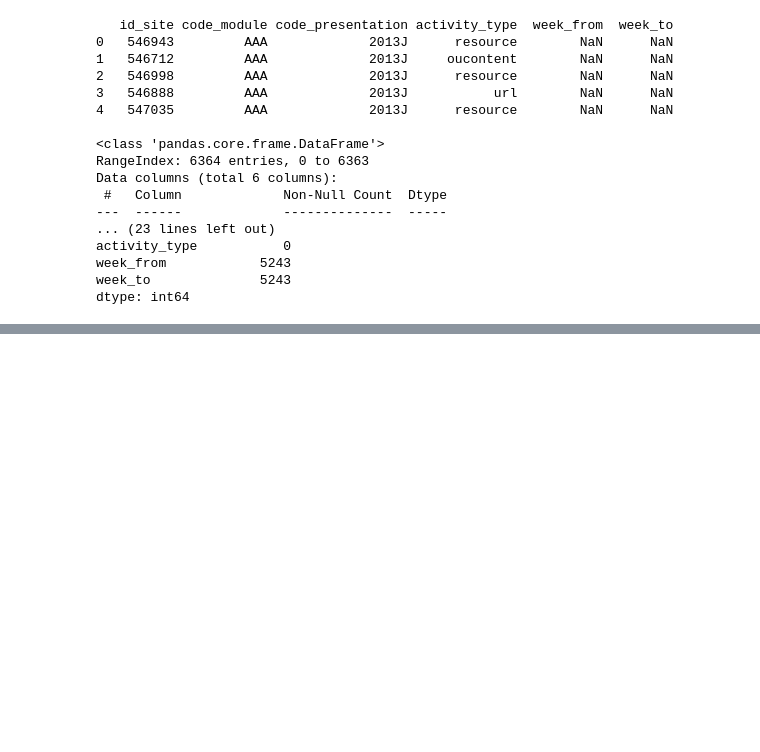
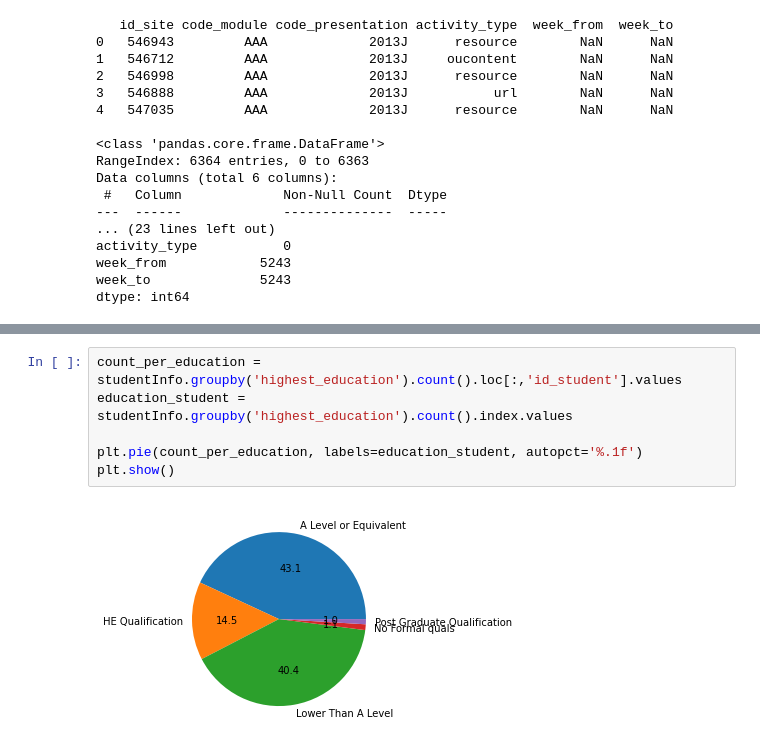
Before and after one commit to sven8599/uzop_projekt, a Jupyter notebook: Untitled1 (1).ipynb, the cells around one changed output, grey strips where cells are left out. Drawn from its saved outputs; the diff is of its cells as text; blank space fills up the shorter version.

```diff
--- a/Untitled1 (1).ipynb
+++ b/Untitled1 (1).ipynb
@@ -230,0 +242,8 @@ dtype: int64
+# %%
+count_per_education = studentInfo.groupby('highest_education').count().loc[:,'id_student'].values
+education_student = studentInfo.groupby('highest_education').count().index.values
+
+plt.pie(count_per_education, labels=education_student, autopct='%.1f')
+plt.show()
+# %% [output]
+[figure, added]
```
Also changed, not shown: parts of 9 cells of this notebook.
